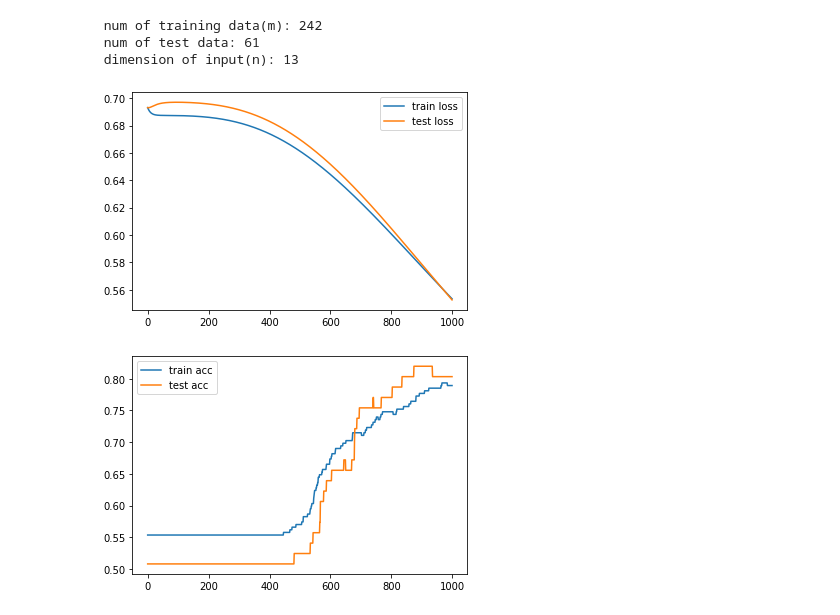
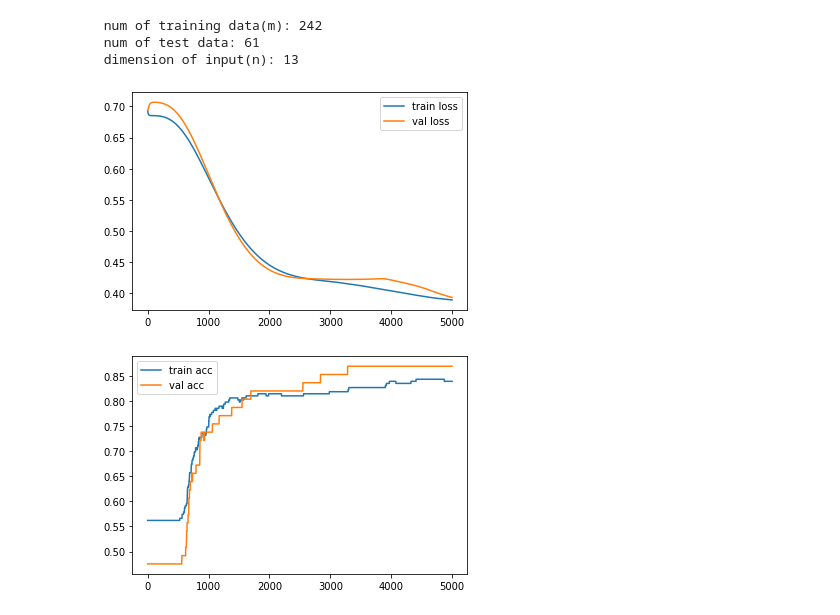
Before and after one commit to mahsa-meymari/mlp_scratch_heart_disease, a Jupyter notebook: mlp_scratch_heart_disease.ipynb, the cells around one changed output. Saved outputs shown, nothing was run; the diff lists cells and outputs as text; code cells hidden in the pictures.

Commit message:
L2 regularization is added

```diff
--- a/mlp_scratch_heart_disease.ipynb
+++ b/mlp_scratch_heart_disease.ipynb
@@ -120,6 +120,7 @@ class MlpModel:
     self.z = []
     self.a = []
     self.learning_rate = 0.1
+    self.lambd = 0.1
 
   def add_layer(self, layer):
     self.layers.append(layer)
@@ -135,21 +136,25 @@ class MlpModel:
     return a
 
   def __cost_function(self, y_hat, y):
-    cost = -1 * (np.dot(np.log(y_hat),y) + np.dot(np.log(1-y_hat),1-y))/ y.shape[0]
+    frobenius_norm = 0
+    for layer in self.layers:
+      frobenius_norm+=np.sum(np.multiply(layer.weights,layer.weights).shape)
+    cost = (-1 * (np.dot(np.log(y_hat),y) + np.dot(np.log(1-y_hat),1-y))/ y.shape[0])
+    + (self.lambd/(2*y.shape[0]))*frobenius_norm #L2 Regularization
     return cost[0][0]
 
   def __cost_function_deriv(self,y_hat,y):
-    return ( ((1-y)/(1-y_hat.T)) - (y/y_hat.T) ) / num_train_data
+    return (((1-y)/(1-y_hat.T)) - (y/y_hat.T) ) / num_train_data
 
   def __back_propagation(self, y_hat, y):
     # dz1 = (dj/da1) * (da1/dz1)
     dz1 = np.multiply(self.layers[1].activation_deriv(self.z[1]).T,
                     self.__cost_function_deriv(y_hat, y)
                     )
-    # dw1 = (dj/da1) * (da1/dz1) * (dz1/dw)
-    dw1 = np.matmul(self.a[1],dz1)
+    # dw1 = (dj/da1) * (da1/dz1) * (dz1/dw) + (dj/d(lambd/2m)* w^2)
+    dw1 = np.matmul(self.a[1],dz1).T + (self.lambd/y.shape[0]) * self.layers[1].weights
     # update output layer weights
-    self.layers[1].weights = self.layers[1].weights - self.learning_rate*dw1.T
+    self.layers[1].weights = self.layers[1].weights - self.learning_rate*dw1
     # dw1 = (dj/da1) * (da1/dz1) * (dz1/db)
     db1 = np.sum(dz1, axis=0, keepdims=True)
     # update output layer bias
@@ -158,10 +163,10 @@ class MlpModel:
     dz0 = np.multiply(
         np.matmul(dz1,self.layers[1].weights),
         self.layers[0].activation_deriv(self.z[0]).T)
-    # dw0 = (dj/da1) * (da1/dz1) * (dz1/da0) * (da0/dz0) * (dz0/dw0)
-    dw0 = np.matmul(self.a[0], dz0)
+    # dw0 = (dj/da1) * (da1/dz1) * (dz1/da0) * (da0/dz0) * (dz0/dw0) + (dj/d(lambd/2m)* w^2)
+    dw0 = np.matmul(self.a[0], dz0).T + (self.lambd/y.shape[0]) * self.layers[0].weights
     # update hidden layer weights
-    self.layers[0].weights = self.layers[0].weights - self.learning_rate*dw0.T
+    self.layers[0].weights = self.layers[0].weights - self.learning_rate*dw0
     # db0 = (dj/da1) * (da1/dz1) * (dz1/da0) * (da0/dz0) * (dz0/db0)
     db0 = np.sum(dz0,axis=0,keepdims=True)
     # update hidden layer bias
@@ -180,10 +185,6 @@ class MlpModel:
       train_cost = self.__cost_function(y_hat, y)
       train_acc = self.__calc_acc(y_hat, y)
       val_cost, val_acc = self.evaluate(x_valid,y_valid)
-
-      # print('epoch:{} trian_loss:{} train_acc:{} val_loss:{} val_acc:{}'.format(
-      #     i, round(train_cost,3), round(train_acc, 3), round(val_cost,3), round(val_acc,3)
-      # ))
       costs.append(train_cost)
       validation_costs.append(val_cost)
       accs.append(train_acc)
@@ -213,17 +214,17 @@ model.add_layer(hidden_layer)
 output_layer = Layer(30, 1, 'sigmoid','output')
 model.add_layer(output_layer)
 
-costs, val_costs, accs, val_accs = model.fit(train_x,train_y,1000,test_x, test_y)
+costs, val_costs, accs, val_accs = model.fit(train_x,train_y,5000,test_x, test_y)
 # %%
 plt.plot(costs)
 plt.plot(val_costs)
-plt.legend(['train loss', 'test loss'])
+plt.legend(['train loss', 'val loss'])
 plt.show()
 
 plt.plot(accs)
 plt.plot(val_accs)
-plt.legend(['train acc', 'test acc'])
+plt.legend(['train acc', 'val acc'])
 plt.show()
 # %% [output]
-[figure, old version]
+[figure, new version]
-[figure, old version]
+[figure, new version]
```
